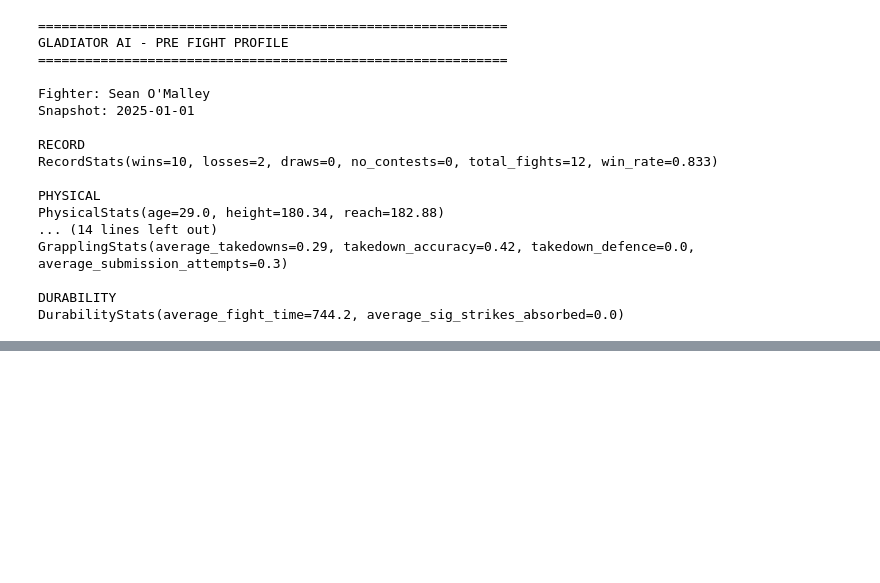
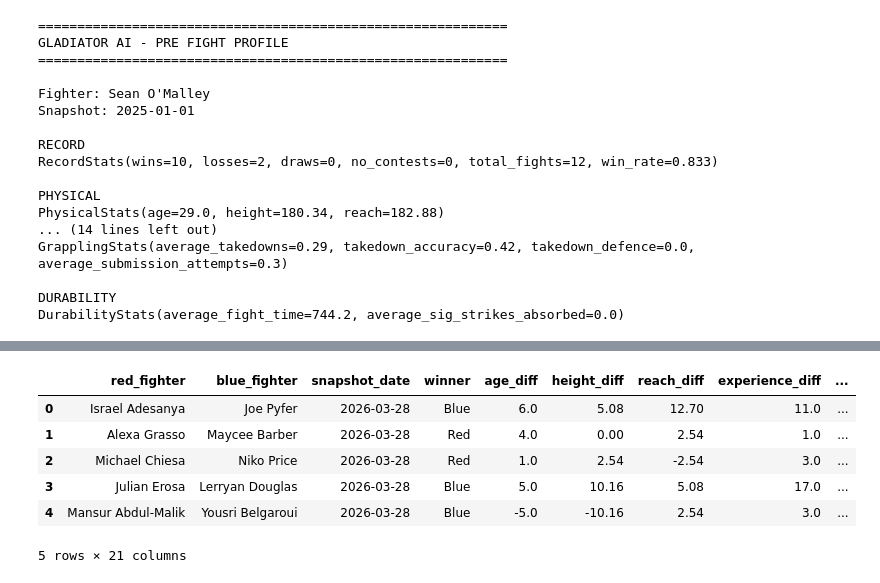
Before and after one commit to brian-kyalo/GladiatorAI, a Jupyter notebook: notebooks/test.ipynb, the cells around one changed output, grey strips where cells are left out. Drawn from its saved outputs; the diff is of its cells as text; code cells hidden in the pictures; blank space fills up the shorter version.

```diff
--- a/notebooks/test.ipynb
+++ b/notebooks/test.ipynb
@@ -321,0 +631,26 @@ DurabilityStats(average_fight_time=744.2, average_sig_strikes_absorbed=0.0)
+# %%
+# ============================================================
+# GLADIATOR AI — FULL DATASET BUILD
+# ============================================================
+
+
+builder = DatasetBuilder(df)
+
+print("=" * 70)
+print("GLADIATOR AI — BUILDING FULL TRAINING DATASET")
+print("=" * 70)
+
+result = builder.build()
+
+print("\nBUILD COMPLETE")
+print("-" * 70)
+
+print("Original fights :", len(df))
+print("Generated rows  :", result.row_count)
+print("Skipped fights  :", result.skipped_count)
+print("Total processed :", result.total_processed)
+
+print("\nDataset shape")
+print("-" * 70)
+
+print(result.rows.shape)
@@ -321,0 +672,10 @@ DurabilityStats(average_fight_time=744.2, average_sig_strikes_absorbed=0.0)
+# %%
+result.rows.head()
+# %% [output]
+|  | red_fighter | blue_fighter | snapshot_date | winner | age_diff | height_diff | reach_diff | experience_diff | ... |
+| 0 | Israel Adesanya | Joe Pyfer | 2026-03-28 | Blue | 6.0 | 5.08 | 12.70 | 11.0 | ... |
+| 1 | Alexa Grasso | Maycee Barber | 2026-03-28 | Red | 4.0 | 0.00 | 2.54 | 1.0 | ... |
+| 2 | Michael Chiesa | Niko Price | 2026-03-28 | Red | 1.0 | 2.54 | -2.54 | 3.0 | ... |
+| 3 | Julian Erosa | Lerryan Douglas | 2026-03-28 | Blue | 5.0 | 10.16 | 5.08 | 17.0 | ... |
+| 4 | Mansur Abdul-Malik | Yousri Belgaroui | 2026-03-28 | Blue | -5.0 | -10.16 | 2.54 | 3.0 | ... |
+5 rows × 21 columns
```
Also changed, not shown: parts of 43 cells of this notebook, 19 other files.
